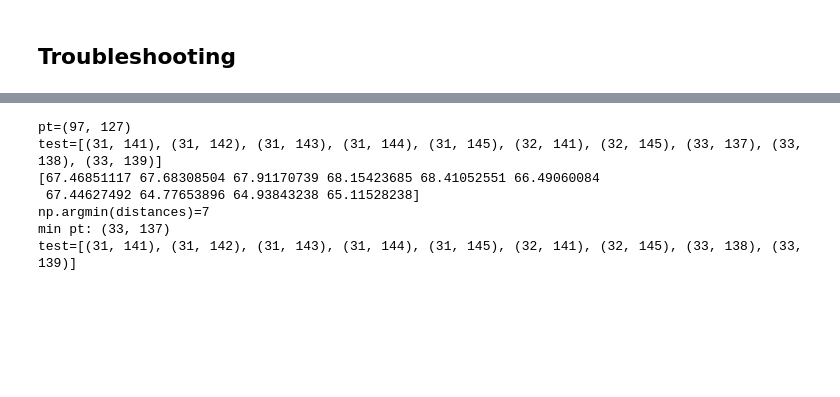
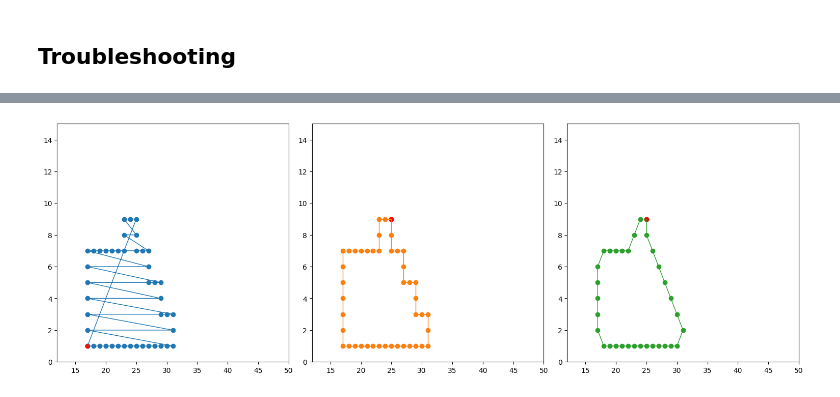
Before and after one commit to GusBusDraws/mhe-analysis, a Jupyter notebook: nbs/45-sem-subpixel.ipynb, the cells around one changed output, grey strips where cells are left out. Drawn from its saved outputs; the diff is of its cells as text; code cells hidden in the pictures; blank space fills up the shorter version.

```diff
--- a/nbs/45-sem-subpixel.ipynb
+++ b/nbs/45-sem-subpixel.ipynb
@@ -415,19 +418,20 @@ for i, file in enumerate(csv_files):
-# %%
-pt = tuple(coords[-1])
-print(f'{pt=}')
-test =  list(map(tuple, coords[:10]))
-print(f'{test=}')
-distances = spatial.distance_matrix([pt], test)[0]
-print(distances)
-print(f'{np.argmin(distances)=}')
-print(f'min pt: {test[np.argmin(distances)]}')
-test.pop(np.argmin(distances))
-print(f'{test=}')
-# %% [output]
-pt=(97, 127)
-test=[(31, 141), (31, 142), (31, 143), (31, 144), (31, 145), (32, 141), (32, 145), (33, 137), (33, 138), (33, 139)]
-[67.46851117 67.68308504 67.91170739 68.15423685 68.41052551 66.49060084
- 67.44627492 64.77653896 64.93843238 65.11528238]
-np.argmin(distances)=7
-min pt: (33, 137)
-test=[(31, 141), (31, 142), (31, 143), (31, 144), (31, 145), (32, 141), (32, 145), (33, 138), (33, 139)]
+# %%
+fig, axes = plt.subplots(
+    1, 3, figsize=(15, 5), constrained_layout=True, facecolor='white')
+loop_lists = [
+    [(1, 17), (1, 18), (1, 19), (1, 20), (1, 21), (1, 22), (1, 23), (1, 24), (1, 25), (1, 26), (1, 27), (1, 28), (1, 29), (1, 30), (1, 31), (2, 17), (2, 31), (3, 17), (3, 29), (3, 30), (3, 31), (4, 17), (4, 29), (5, 17), (5, 27), (5, 28), (5, 29), (6, 17), (6, 27), (7, 17), (7, 18), (7, 19), (7, 20), (7, 21), (7, 22), (7, 23), (7, 25), (7, 26), (7, 27), (8, 23), (8, 25), (9, 23), (9, 24), (9, 25)],
+    [(9, 25), (8, 25), (7, 25), (7, 26), (7, 27), (6, 27), (5, 27), (5, 28), (5, 29), (4, 29), (3, 29), (3, 30), (3, 31), (2, 31), (1, 31), (1, 30), (1, 29), (1, 28), (1, 27), (1, 26), (1, 25), (1, 24), (1, 23), (1, 22), (1, 21), (1, 20), (1, 19), (1, 18), (1, 17), (2, 17), (3, 17), (4, 17), (5, 17), (6, 17), (7, 17), (7, 18), (7, 19), (7, 20), (7, 21), (7, 22), (7, 23), (8, 23), (9, 23), (9, 24), (9, 25)],
+    [(9, 25), (8, 25), (7, 26), (6, 27), (5, 28), (4, 29), (3, 30), (2, 31), (1, 30), (1, 29), (1, 28), (1, 27), (1, 26), (1, 25), (1, 24), (1, 23), (1, 22), (1, 21), (1, 20), (1, 19), (1, 18), (2, 17), (3, 17), (4, 17), (5, 17), (6, 17), (7, 18), (7, 19), (7, 20), (7, 21), (7, 22), (8, 23), (9, 24), (9, 25)]
+]
+for i, loop_list in enumerate(loop_lists):
+    coords = np.array(loop_list)
+    axes[i].scatter(coords[:, 1], coords[:, 0], c=f'C{i}')
+    axes[i].scatter(coords[0, 1], coords[0, 0], c='red')
+    patch = patches.Polygon(
+        np.flip(coords), closed=True, fill=False, color=f'C{i}')
+    axes[i].add_patch(patch)
+    # axes[i].set_title('Before Smoothing')
+    axes[i].set_xlim(np.array([12, 50]))
+    axes[i].set_ylim(np.array([0, 15]))
+# %% [output]
+[figure, added]
```
Also changed, not shown: parts of 8 cells of this notebook.
